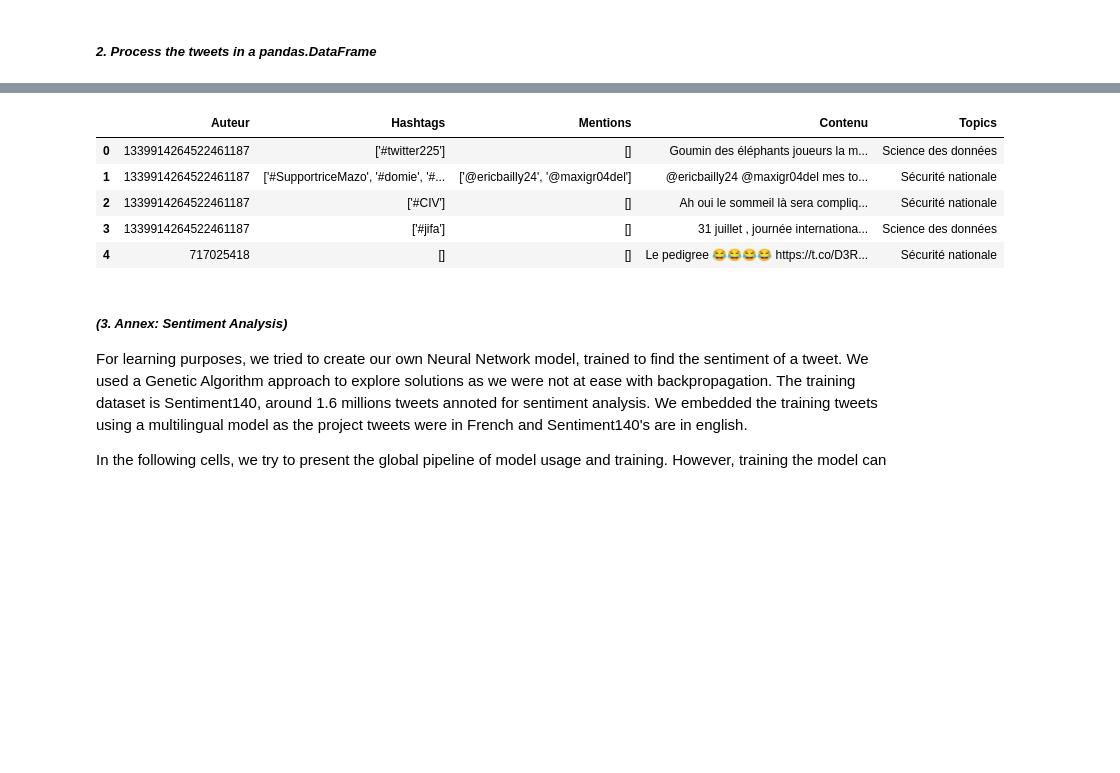
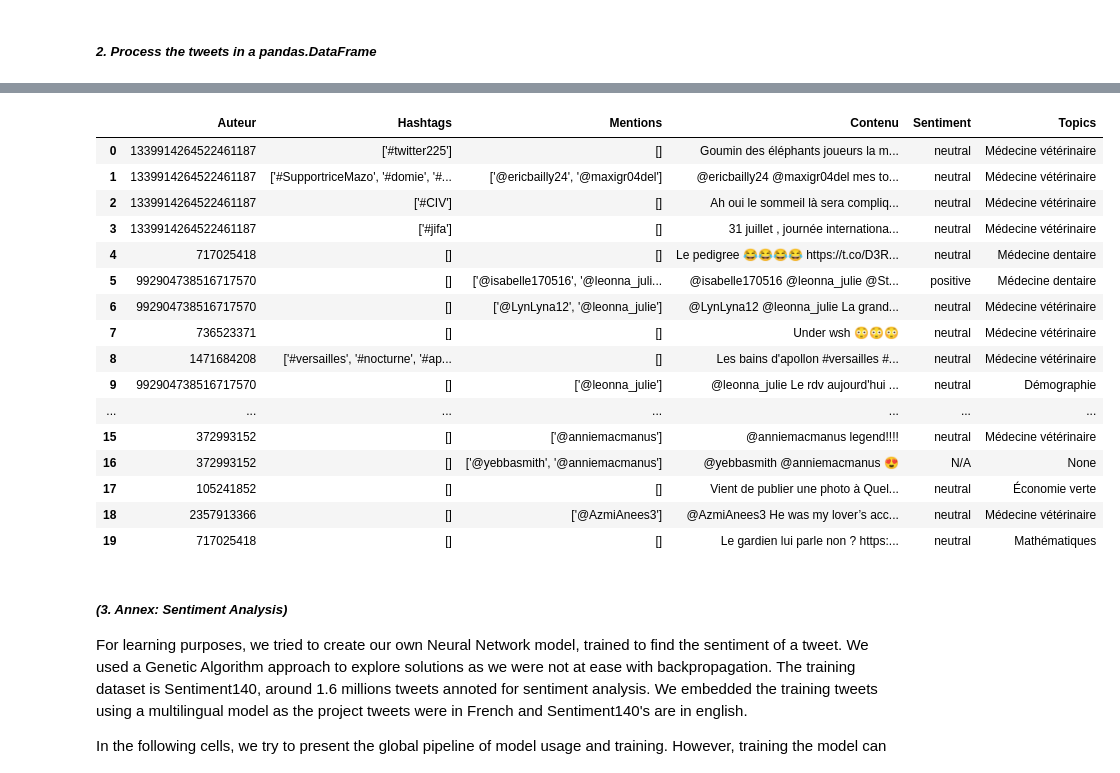
Before and after one commit to Egeyae/InPoDA-project-in304, a Jupyter notebook: InPoDA_CompteRendu.ipynb, the cells around one changed output, grey strips where cells are left out. Drawn from its saved outputs; the diff is of its cells as text; code cells hidden in the pictures; blank space fills up the shorter version.

```diff
--- a/InPoDA_CompteRendu.ipynb
+++ b/InPoDA_CompteRendu.ipynb
@@ -73,12 +77,23 @@ Tweet n°19 analysé
 # %%
-dataframe.head()
+dataframe
 # %% [output]
-|  | Auteur | Hashtags | Mentions | Contenu | Topics |
-| 0 | 1339914264522461187 | ['#twitter225'] | [] | Goumin des éléphants joueurs la m... | Science des données |
-| 1 | 1339914264522461187 | ['#SupportriceMazo', '#domie', '#... | ['@ericbailly24', '@maxigr04del'] | @ericbailly24 @maxigr04del mes to... | Sécurité nationale |
-| 2 | 1339914264522461187 | ['#CIV'] | [] | Ah oui le sommeil là sera compliq... | Sécurité nationale |
-| 3 | 1339914264522461187 | ['#jifa'] | [] | 31 juillet , journée internationa... | Science des données |
-| 4 | 717025418 | [] | [] | Le pedigree 😂😂😂😂 https://t.co/D3R... | Sécurité nationale |
+|  | Auteur | Hashtags | Mentions | Contenu | Sentiment | Topics |
+| 0 | 1339914264522461187 | ['#twitter225'] | [] | Goumin des éléphants joueurs la m... | neutral | Médecine vétérinaire |
+| 1 | 1339914264522461187 | ['#SupportriceMazo', '#domie', '#... | ['@ericbailly24', '@maxigr04del'] | @ericbailly24 @maxigr04del mes to... | neutral | Médecine vétérinaire |
+| 2 | 1339914264522461187 | ['#CIV'] | [] | Ah oui le sommeil là sera compliq... | neutral | Médecine vétérinaire |
+| 3 | 1339914264522461187 | ['#jifa'] | [] | 31 juillet , journée internationa... | neutral | Médecine vétérinaire |
+| 4 | 717025418 | [] | [] | Le pedigree 😂😂😂😂 https://t.co/D3R... | neutral | Médecine dentaire |
+| 5 | 992904738516717570 | [] | ['@isabelle170516', '@leonna_juli... | @isabelle170516 @leonna_julie @St... | positive | Médecine dentaire |
+| 6 | 992904738516717570 | [] | ['@LynLyna12', '@leonna_julie'] | @LynLyna12 @leonna_julie La grand... | neutral | Médecine vétérinaire |
+| 7 | 736523371 | [] | [] | Under wsh 😳😳😳 | neutral | Médecine vétérinaire |
+| 8 | 1471684208 | ['#versailles', '#nocturne', '#ap... | [] | Les bains d'apollon #versailles #... | neutral | Médecine vétérinaire |
+| 9 | 992904738516717570 | [] | ['@leonna_julie'] | @leonna_julie Le rdv aujourd'hui ... | neutral | Démographie |
+| ... | ... | ... | ... | ... | ... | ... |
+| 15 | 372993152 | [] | ['@anniemacmanus'] | @anniemacmanus legend!!!! | neutral | Médecine vétérinaire |
+| 16 | 372993152 | [] | ['@yebbasmith', '@anniemacmanus'] | @yebbasmith @anniemacmanus 😍 | N/A | None |
+| 17 | 105241852 | [] | [] | Vient de publier une photo à Quel... | neutral | Économie verte |
+| 18 | 2357913366 | [] | ['@AzmiAnees3'] | @AzmiAnees3 He was my lover’s acc... | neutral | Médecine vétérinaire |
+| 19 | 717025418 | [] | [] | Le gardien lui parle non ? https:... | neutral | Mathématiques |
 # %% [markdown]
 ##### *(**3.** Annex: Sentiment Analysis)*
 
```
Also changed, not shown: parts of 21 cells of this notebook, 6 other files.
